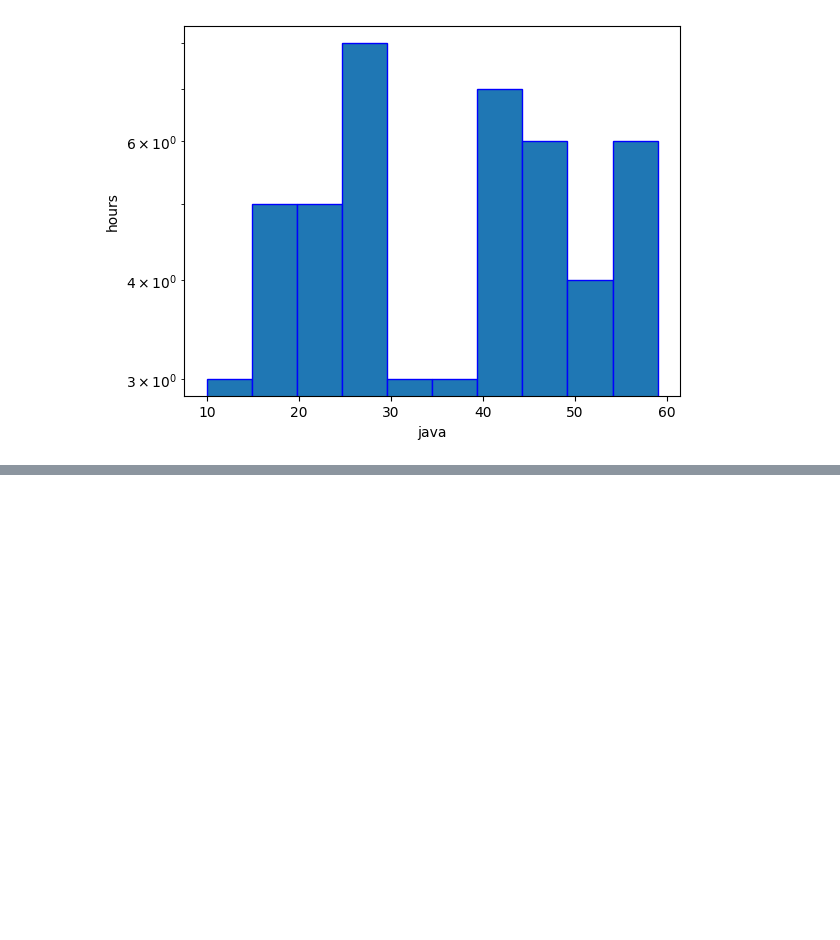
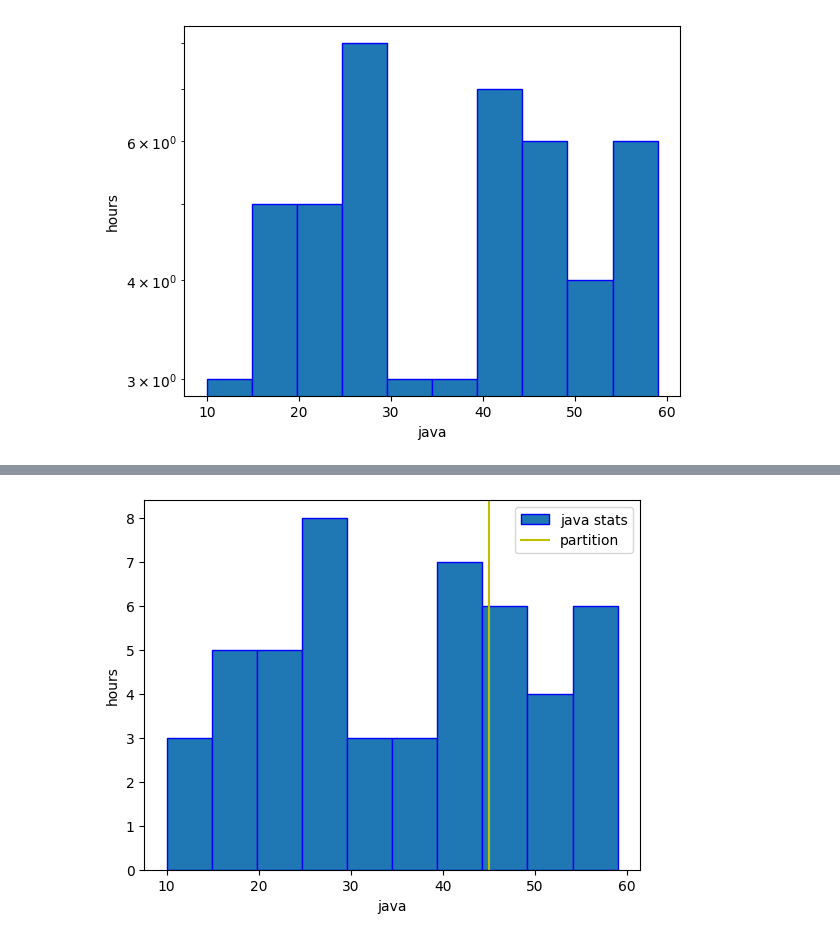
Before and after one commit to Tanay-Dwivedi/DADS-practice, a Jupyter notebook: Python/Matplotlib/matplotlib_practice1.ipynb, the cells around one changed output, grey strips where cells are left out. Cells and saved outputs as stored; diff of their text form; code cells hidden in the pictures; blank space fills up the shorter version.

```diff
--- a/Python/Matplotlib/matplotlib_practice1.ipynb
+++ b/Python/Matplotlib/matplotlib_practice1.ipynb
@@ -313,0 +327,14 @@ plt.show()
+# %%
+# adding the partition line
+
+nos = [17, 46, 27, 43, 47, 46, 56, 16, 24, 46, 32, 32, 52, 15, 22, 40, 52, 29, 29, 30, 41, 22, 25, 52,
+ 55, 35, 22, 40, 26, 37, 41, 55, 22, 59, 42, 46, 41, 12, 13, 28, 27, 57, 49, 18, 58, 51, 35, 10,
+ 25, 18]
+plt.hist(nos, edgecolor = "b", label = "java stats")
+plt.xlabel("java")
+plt.ylabel("hours")
+plt.axvline(45, color = "y", label = "partition")
+plt.legend()
+plt.show()
+# %% [output]
+[figure, added]
```
Also changed, not shown: parts of 2 cells of this notebook.
